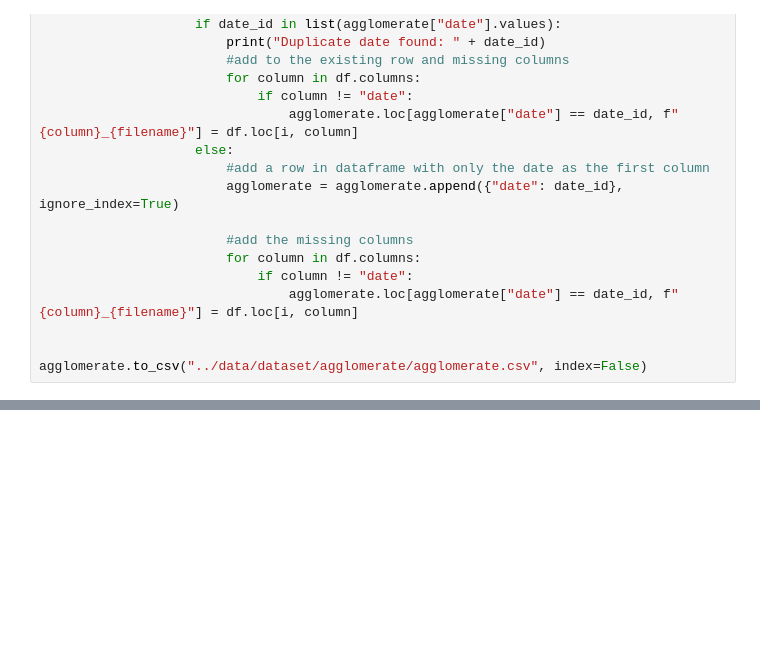
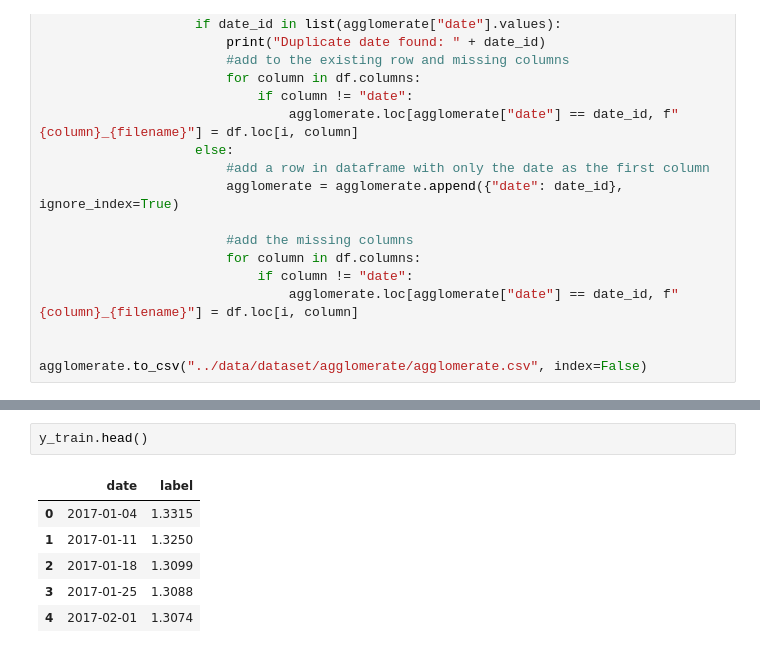
Before and after one commit to SenecalJF/datathon2022, a Jupyter notebook: utils/agglomerate.ipynb, the cells around one changed output, grey strips where cells are left out. Cells and saved outputs as stored; diff of their text form; blank space fills up the shorter version.

```diff
--- a/utils/agglomerate.ipynb
+++ b/utils/agglomerate.ipynb
@@ -60,0 +79,9 @@ y_test.to_csv("../data/test/y_test.csv", index=False)
+# %%
+y_train.head()
+# %% [output]
+|  | date | label |
+| 0 | 2017-01-04 | 1.3315 |
+| 1 | 2017-01-11 | 1.3250 |
+| 2 | 2017-01-18 | 1.3099 |
+| 3 | 2017-01-25 | 1.3088 |
+| 4 | 2017-02-01 | 1.3074 |
```
Also changed, not shown: parts of 4 cells of this notebook, 4 other files.
